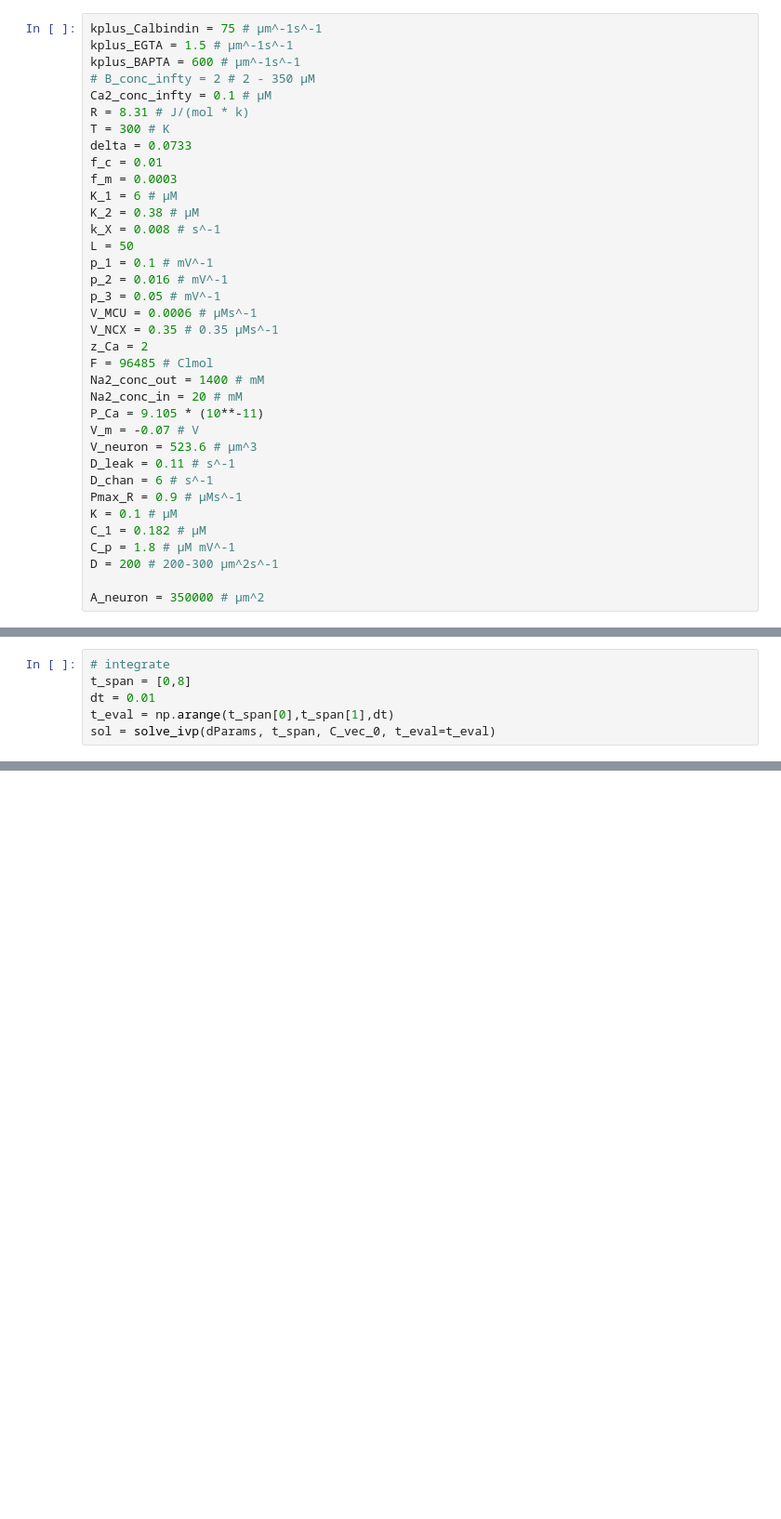
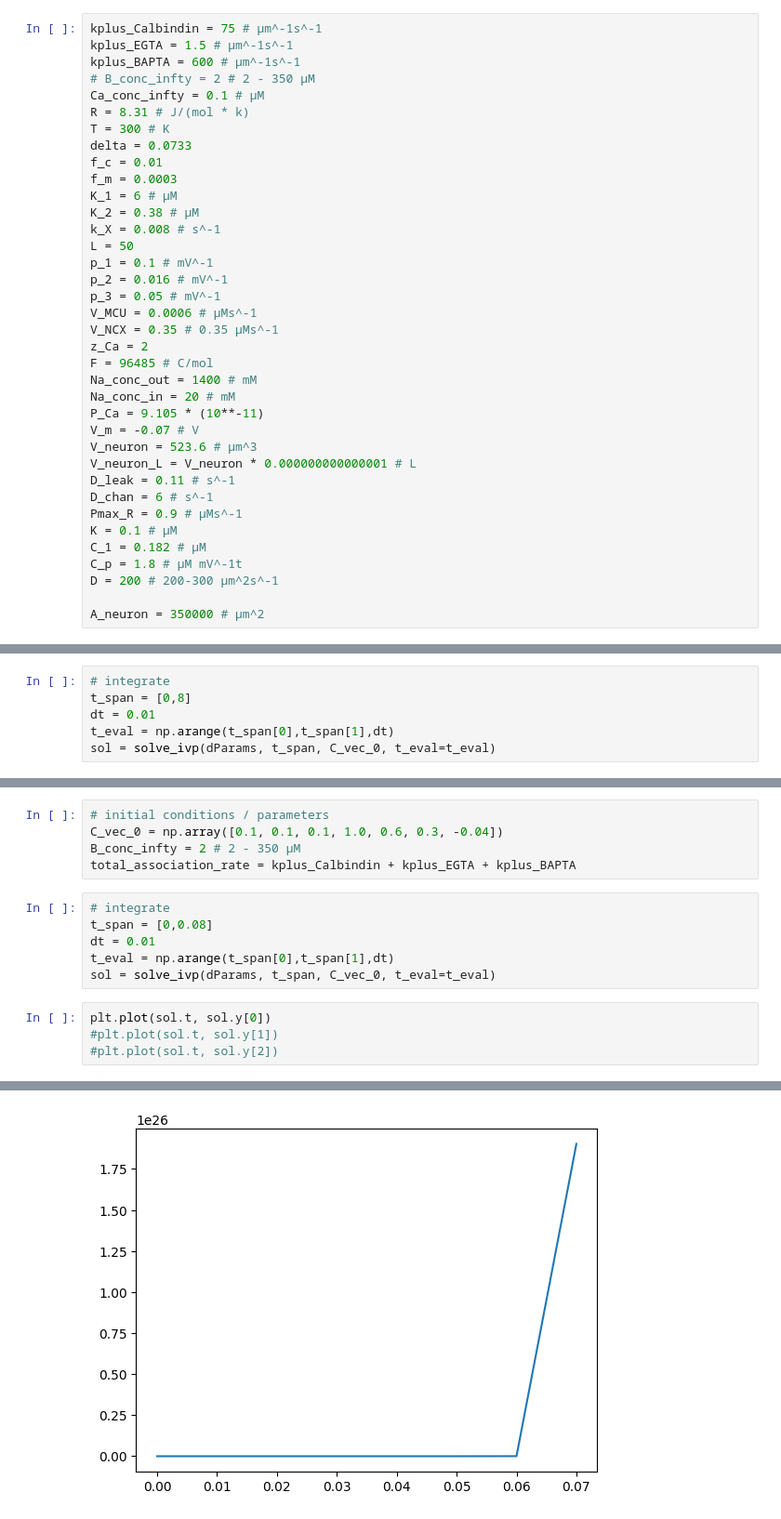
Before and after one commit to dizzyinez/math-neuro-final-project, a Jupyter notebook: LTypeCalciumModel.ipynb, the cells around one changed output, grey strips where cells are left out. Shown at 93% size. Cells and saved outputs as stored; diff of their text form; blank space fills up the shorter version.

```diff
--- a/LTypeCalciumModel.ipynb
+++ b/LTypeCalciumModel.ipynb
@@ -7,7 +7,7 @@ kplus_Calbindin = 75 # μm^-1s^-1
 kplus_EGTA = 1.5 # μm^-1s^-1
 kplus_BAPTA = 600 # μm^-1s^-1
 # B_conc_infty = 2 # 2 - 350 μM
-Ca2_conc_infty = 0.1 # μM
+Ca_conc_infty = 0.1 # μM
 R = 8.31 # J/(mol * k)
 T = 300 # K
 delta = 0.0733
@@ -23,18 +23,19 @@ p_3 = 0.05 # mV^-1
 V_MCU = 0.0006 # μMs^-1
 V_NCX = 0.35 # 0.35 μMs^-1
 z_Ca = 2
-F = 96485 # Clmol
-Na2_conc_out = 1400 # mM
-Na2_conc_in = 20 # mM
+F = 96485 # C/mol
+Na_conc_out = 1400 # mM
+Na_conc_in = 20 # mM
 P_Ca = 9.105 * (10**-11)
 V_m = -0.07 # V
 V_neuron = 523.6 # μm^3
+V_neuron_L = V_neuron * 0.000000000000001 # L
 D_leak = 0.11 # s^-1
 D_chan = 6 # s^-1
 Pmax_R = 0.9 # μMs^-1
 K = 0.1 # μM
 C_1 = 0.182 # μM
-C_p = 1.8 # μM mV^-1
+C_p = 1.8 # μM mV^-1t
 D = 200 # 200-300 μm^2s^-1
 
 A_neuron = 350000 # μm^2
@@ -131,0 +142,16 @@ def dParams(t, C_vec):
+# %%
+# initial conditions / parameters
+C_vec_0 = np.array([0.1, 0.1, 0.1, 1.0, 0.6, 0.3, -0.04])
+B_conc_infty = 2 # 2 - 350 μM
+total_association_rate = kplus_Calbindin + kplus_EGTA + kplus_BAPTA
+# %%
+# integrate
+t_span = [0,0.08]
+dt = 0.01
+t_eval = np.arange(t_span[0],t_span[1],dt)
+sol = solve_ivp(dParams, t_span, C_vec_0, t_eval=t_eval)
+# %%
+plt.plot(sol.t, sol.y[0])
+#plt.plot(sol.t, sol.y[1])
+#plt.plot(sol.t, sol.y[2])
+# %% [output]
@@ -131,0 +159 @@ def dParams(t, C_vec):
+[figure, added]
```
Also changed, not shown: parts of 4 cells of this notebook.
